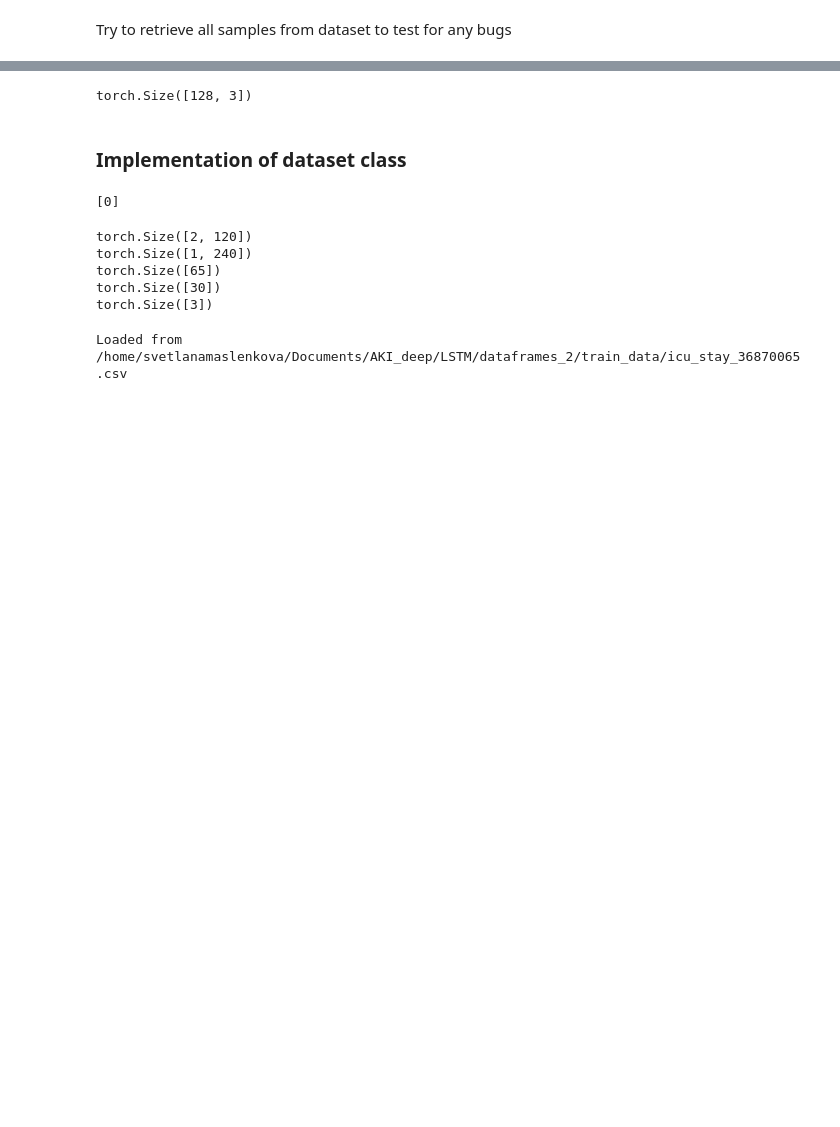
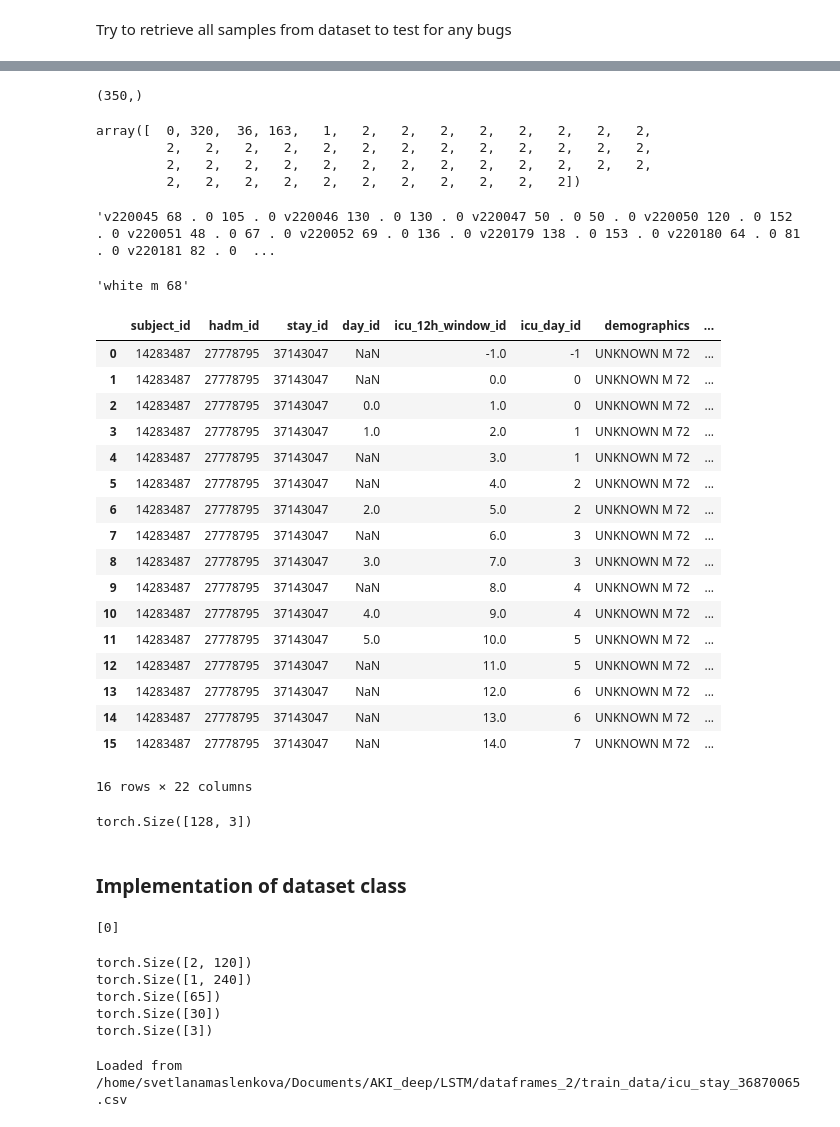
Before and after one commit to maslenkovas/aki_prediction, a Jupyter notebook: other/icu_lstm_model.ipynb, the cells around one changed output, grey strips where cells are left out. Cells and saved outputs as stored; diff of their text form; code cells hidden in the pictures; blank space fills up the shorter version.

```diff
--- a/other/icu_lstm_model.ipynb
+++ b/other/icu_lstm_model.ipynb
@@ -482,3 +697,44 @@ tensor_12h_info, tensor_24h_labs, tensor_diagnoses, tensor_demographics, tensor_
+# %%
+tensor_day_info[i][0].shape
+# %% [output]
+(350,)
+# %%
+tensor_demo_diags[i]
+# %% [output]
+array([  0, 320,  36, 163,   1,   2,   2,   2,   2,   2,   2,   2,   2,
+         2,   2,   2,   2,   2,   2,   2,   2,   2,   2,   2,   2,   2,
+         2,   2,   2,   2,   2,   2,   2,   2,   2,   2,   2,   2,   2,
+         2,   2,   2,   2,   2,   2,   2,   2,   2,   2,   2])
+# %%
+tokenizer.decode(tensor_day_info[i][0])
+# %% [output]
+'v220045 68 . 0 105 . 0 v220046 130 . 0 130 . 0 v220047 50 . 0 50 . 0 v220050 120 . 0 152 . 0 v220051 48 . 0 67 . 0 v220052 69 . 0 136 . 0 v220179 138 . 0 153 . 0 v220180 64 . 0 81 . 0 v220181 82 . 0  ...
+# %%
+tokenizer.decode(tensor_demo_diags[i])
+# %% [output]
+'white m 68'
+# %%
+df = pd.read_csv('/home/svetlanamaslenkova/Documents/AKI_deep/LSTM/dataframes_2/test_data/icu_stay_37143047.csv')
+df.replace(r';', '', regex=True)
+# %% [output]
+|  | subject_id | hadm_id | stay_id | day_id | icu_12h_window_id | icu_day_id | demographics | ... |
+| 0 | 14283487 | 27778795 | 37143047 | NaN | -1.0 | -1 | UNKNOWN M 72 | ... |
+| 1 | 14283487 | 27778795 | 37143047 | NaN | 0.0 | 0 | UNKNOWN M 72 | ... |
+| 2 | 14283487 | 27778795 | 37143047 | 0.0 | 1.0 | 0 | UNKNOWN M 72 | ... |
+| 3 | 14283487 | 27778795 | 37143047 | 1.0 | 2.0 | 1 | UNKNOWN M 72 | ... |
+| 4 | 14283487 | 27778795 | 37143047 | NaN | 3.0 | 1 | UNKNOWN M 72 | ... |
+| 5 | 14283487 | 27778795 | 37143047 | NaN | 4.0 | 2 | UNKNOWN M 72 | ... |
+| 6 | 14283487 | 27778795 | 37143047 | 2.0 | 5.0 | 2 | UNKNOWN M 72 | ... |
+| 7 | 14283487 | 27778795 | 37143047 | NaN | 6.0 | 3 | UNKNOWN M 72 | ... |
+| 8 | 14283487 | 27778795 | 37143047 | 3.0 | 7.0 | 3 | UNKNOWN M 72 | ... |
+| 9 | 14283487 | 27778795 | 37143047 | NaN | 8.0 | 4 | UNKNOWN M 72 | ... |
+| 10 | 14283487 | 27778795 | 37143047 | 4.0 | 9.0 | 4 | UNKNOWN M 72 | ... |
+| 11 | 14283487 | 27778795 | 37143047 | 5.0 | 10.0 | 5 | UNKNOWN M 72 | ... |
+| 12 | 14283487 | 27778795 | 37143047 | NaN | 11.0 | 5 | UNKNOWN M 72 | ... |
+| 13 | 14283487 | 27778795 | 37143047 | NaN | 12.0 | 6 | UNKNOWN M 72 | ... |
+| 14 | 14283487 | 27778795 | 37143047 | NaN | 13.0 | 6 | UNKNOWN M 72 | ... |
+| 15 | 14283487 | 27778795 | 37143047 | NaN | 14.0 | 7 | UNKNOWN M 72 | ... |
+16 rows × 22 columns
 # %%
 tensor_labels.size()
 # %% [output]
```
Also changed, not shown: parts of 24 cells of this notebook, 1 other file.
